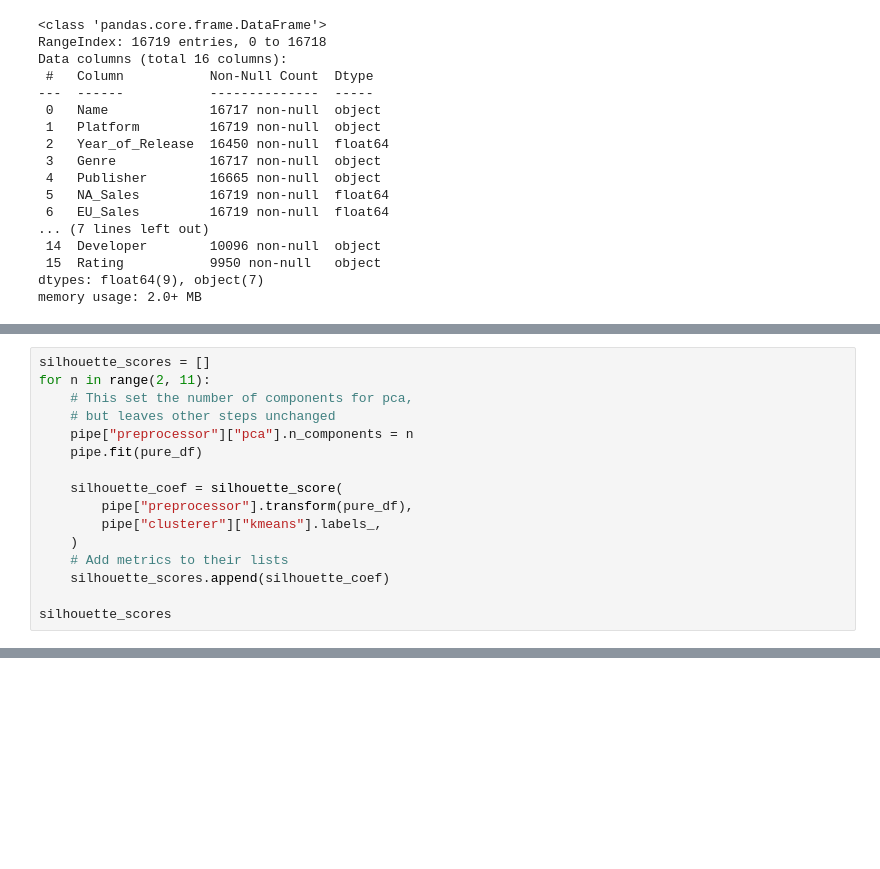
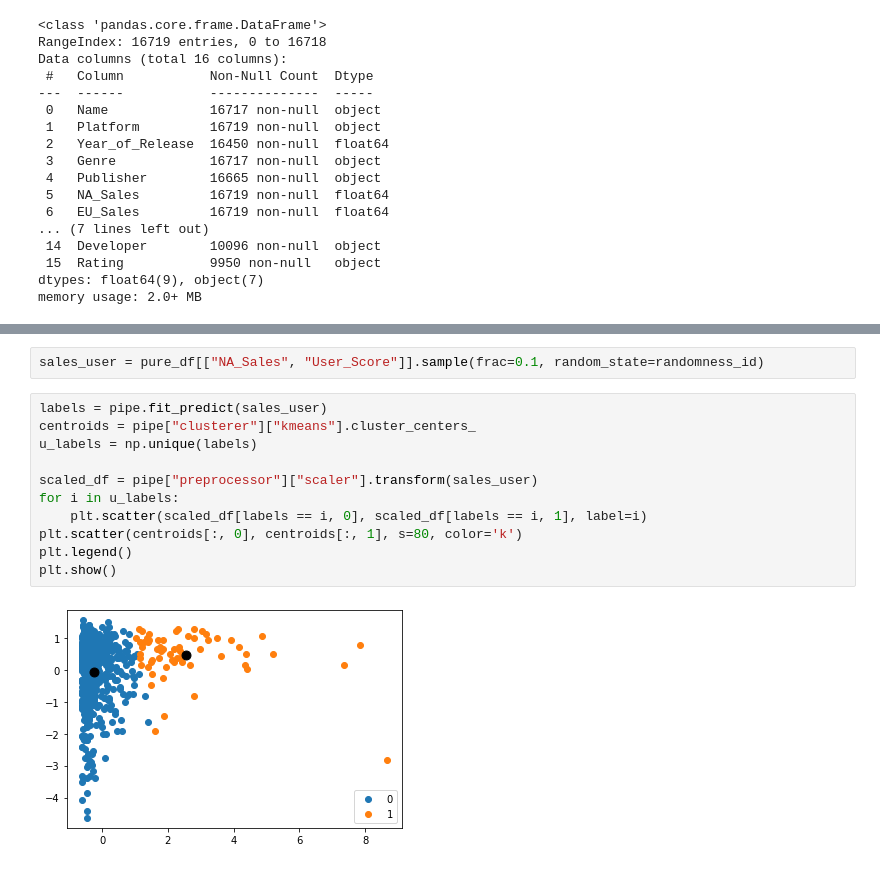
Before and after one commit to tsopeh/unsupervised_learning, a Jupyter notebook: video_games.ipynb, the cells around one changed output, grey strips where cells are left out. Cells and saved outputs as stored; diff of their text form; blank space fills up the shorter version.

```diff
--- a/video_games.ipynb
+++ b/video_games.ipynb
@@ -218,16 +192,0 @@ silhouette_score(preprocessed_data, predicted_labels)
-# %%
-silhouette_scores = []
-for n in range(2, 11):
-    # This set the number of components for pca,
-    # but leaves other steps unchanged
-    pipe["preprocessor"]["pca"].n_components = n
-    pipe.fit(pure_df)
-
-    silhouette_coef = silhouette_score(
-        pipe["preprocessor"].transform(pure_df),
-        pipe["clusterer"]["kmeans"].labels_,
-    )
-    # Add metrics to their lists
-    silhouette_scores.append(silhouette_coef)
-
-silhouette_scores
@@ -243,0 +227,15 @@ silhouette_scores
+# %%
+sales_user = pure_df[["NA_Sales", "User_Score"]].sample(frac=0.1, random_state=randomness_id)
+# %%
+labels = pipe.fit_predict(sales_user)
+centroids = pipe["clusterer"]["kmeans"].cluster_centers_
+u_labels = np.unique(labels)
+
+scaled_df = pipe["preprocessor"]["scaler"].transform(sales_user)
+for i in u_labels:
+    plt.scatter(scaled_df[labels == i, 0], scaled_df[labels == i, 1], label=i)
+plt.scatter(centroids[:, 0], centroids[:, 1], s=80, color='k')
+plt.legend()
+plt.show()
+# %% [output]
+[figure, added]
```
Also changed, not shown: parts of 16 cells of this notebook.
